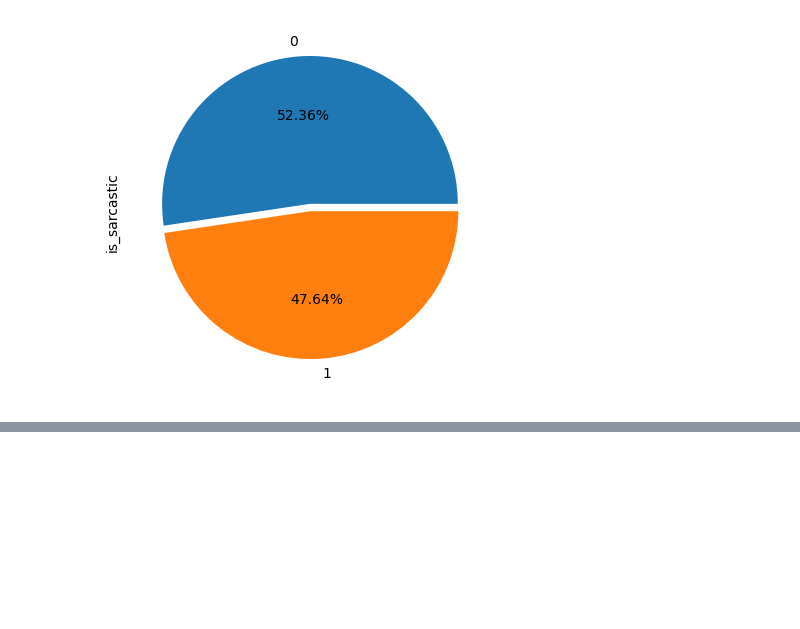
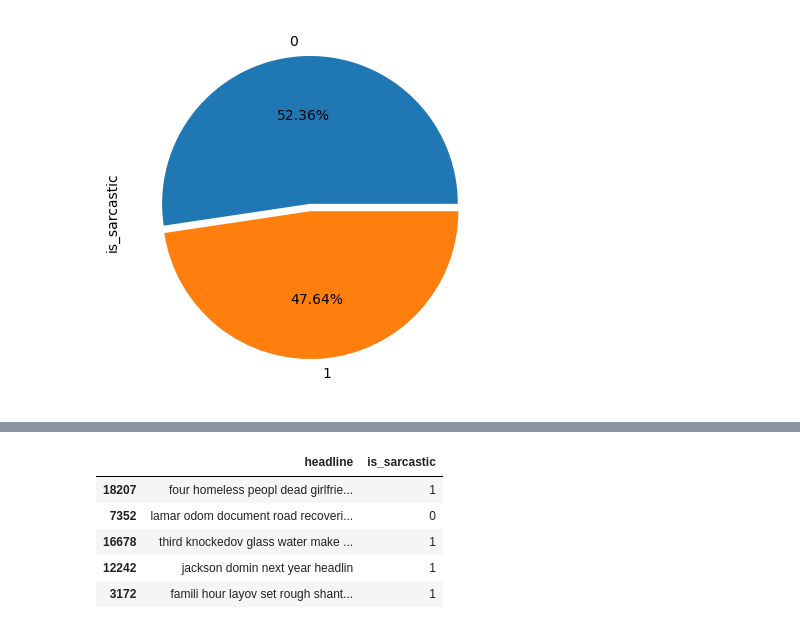
Before and after one commit to chris-j-weber/TraMSD, a Jupyter notebook: data/headline.ipynb, the cells around one changed output, grey strips where cells are left out. Cells and saved outputs as stored; diff of their text form; code cells hidden in the pictures; blank space fills up the shorter version.

```diff
--- a/data/headline.ipynb
+++ b/data/headline.ipynb
@@ -68,2 +143,16 @@ df['is_sarcastic'].value_counts().plot(kind='pie', autopct='%.2f%%', explode=[0.
 # %%
 df.to_csv('./headlines.csv', index=False)
+# %%
+from fast_ml.model_development import train_valid_test_split
+
+X_train, y_train, X_valid, y_valid, X_test, y_test = train_valid_test_split(df, target = 'is_sarcastic', train_size=0.8, valid_size=0.1, test_size=0.1)
+# %%
+df_train = pd.DataFrame().assign(headline=X_train, is_sarcastic=y_train)
+df_train.head()
+# %% [output]
+|  | headline | is_sarcastic |
+| 18207 | four homeless peopl dead girlfrie... | 1 |
+| 7352 | lamar odom document road recoveri... | 0 |
+| 16678 | third knockedov glass water make ... | 1 |
+| 12242 | jackson domin next year headlin | 1 |
+| 3172 | famili hour layov set rough shant... | 1 |
```
Also changed, not shown: parts of 19 cells of this notebook, 5 other files.
